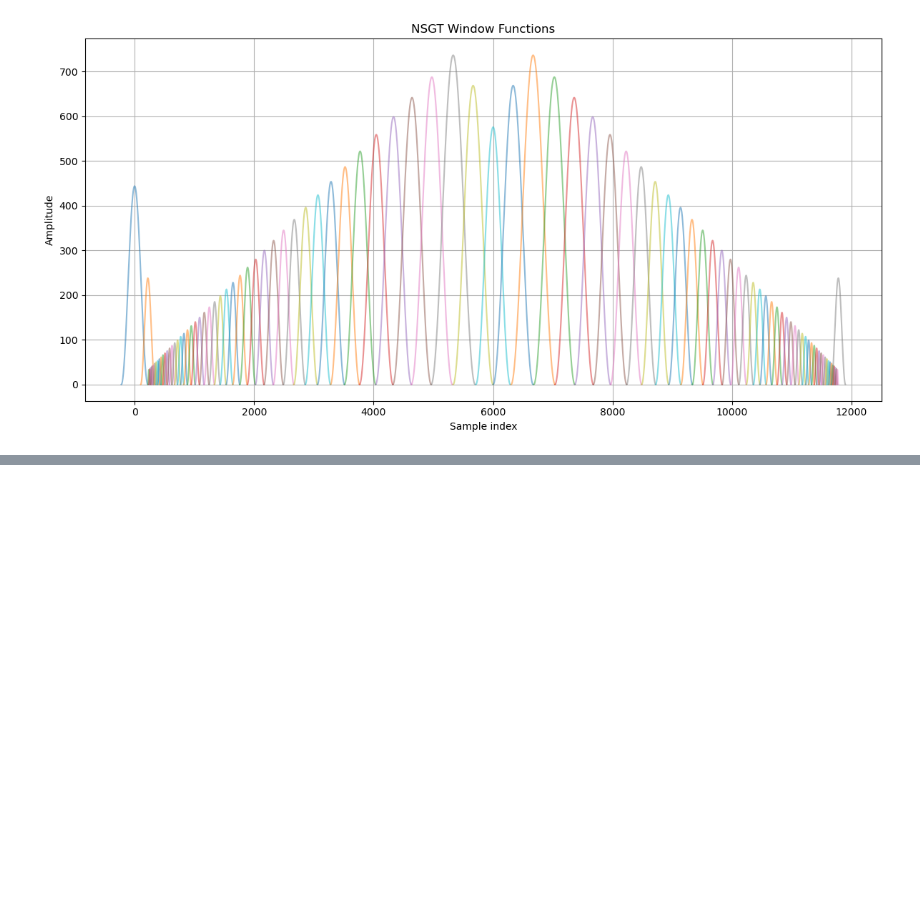
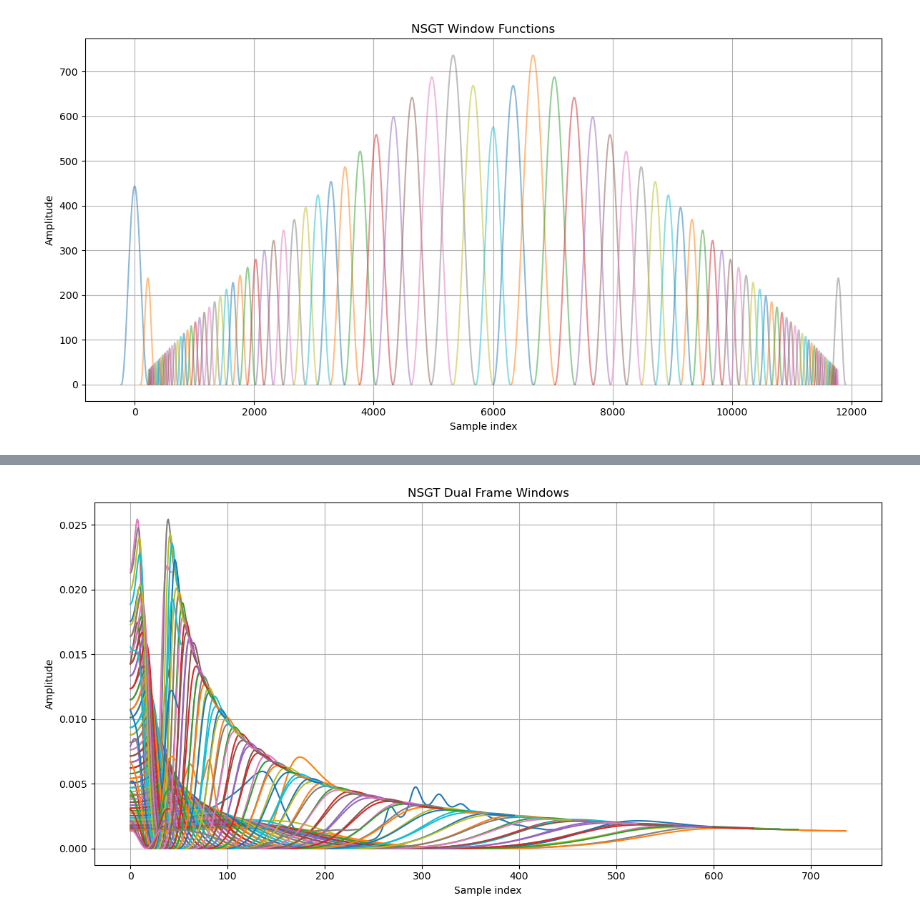
Before and after one commit to tommoED/nsgt-3, a Jupyter notebook: nsgt.ipynb, the cells around one changed output, grey strips where cells are left out. Cells and saved outputs as stored; diff of their text form; code cells hidden in the pictures; blank space fills up the shorter version.

```diff
--- a/nsgt.ipynb
+++ b/nsgt.ipynb
@@ -302,0 +347,35 @@ tensor([0.])
+# %%
+def nsdual(g, wins, nn, M, device="cpu"):
+    # Construct the diagonal of the frame operator matrix explicitly
+    x = torch.zeros((nn,), dtype=float)
+    for gi,mii,sl in zip(g, M, wins):
+        xa = torch.square(torch.fft.fftshift(gi))
+        xa *= mii
+
+        x[sl] += xa
+
+    gd = [gi/torch.fft.ifftshift(x[wi]) for gi,wi in zip(g,wins)]
+    return gd
+
+# Calculate dual frame
+dual_frame = nsdual(g, wins, nn, M)
+
+# Plot the dual frame
+fig, ax = plt.subplots(figsize=(12, 6))
+
+for i, gd in enumerate(dual_frame):
+    ax.plot(gd.cpu(), label=f'Dual Window {i}')
+
+ax.set_xlabel('Sample index')
+ax.set_ylabel('Amplitude')
+ax.set_title('NSGT Dual Frame Windows')
+ax.grid(True)
+
+# Only show legend if there aren't too many windows
+if len(dual_frame) <= 10:
+    ax.legend()
+
+plt.tight_layout()
+plt.show()
+# %% [output]
+[figure, added]
```
Also changed, not shown: parts of 8 cells of this notebook, 2 other files.
